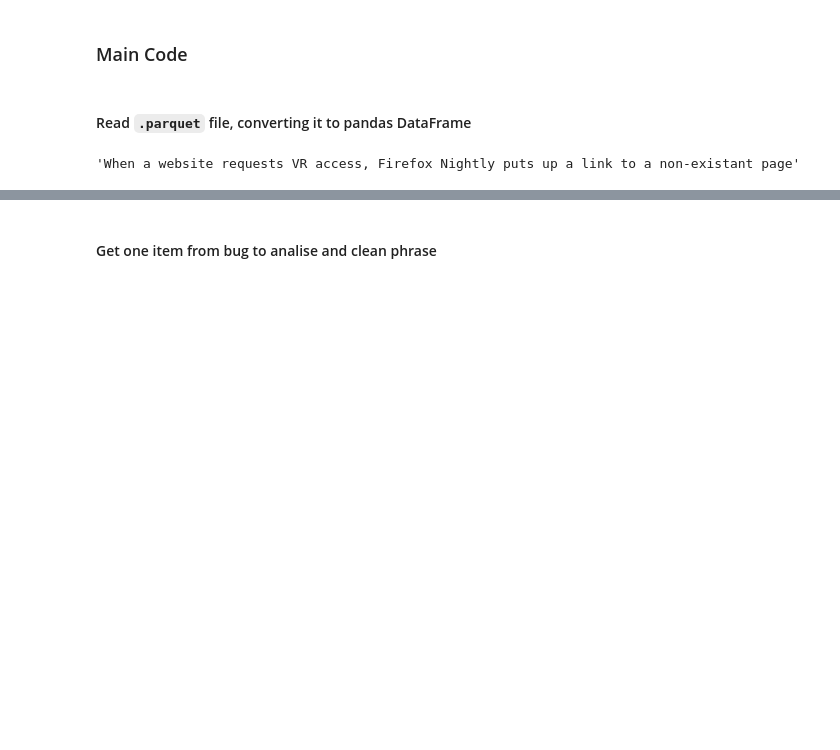
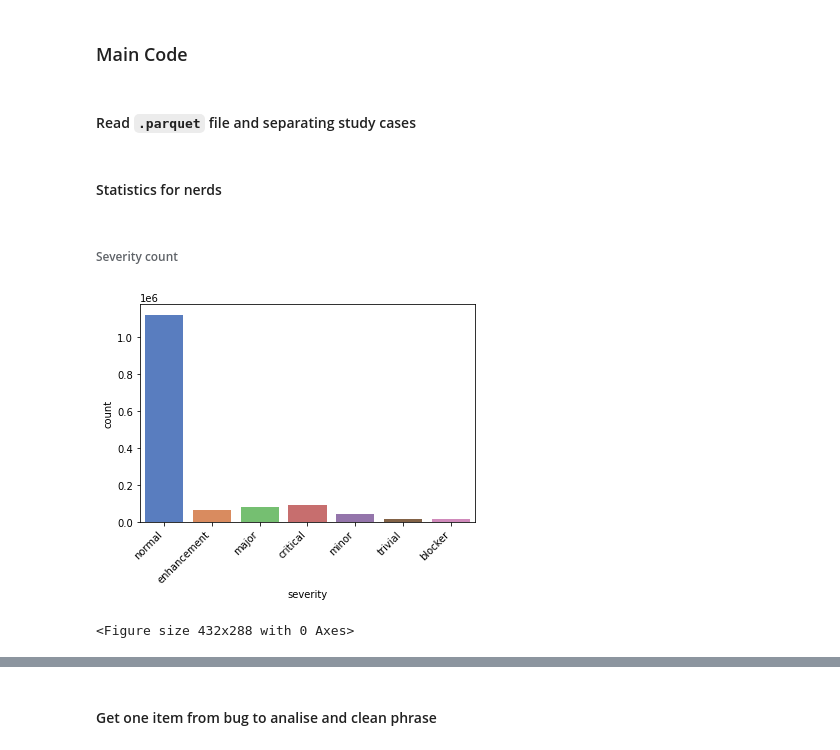
Before and after one commit to mateusragazzi/bug-helper, a Jupyter notebook: main.ipynb, the cells around one changed output, grey strips where cells are left out. Saved outputs shown, nothing was run; the diff lists cells and outputs as text; code cells hidden in the pictures; blank space fills up the shorter version.

Commit message:
Adding some statistics

```diff
--- a/main.ipynb
+++ b/main.ipynb
@@ -53,5 +58,5 @@ Mounted at /content/drive
 # %% [markdown]
 ### Main Code
 # %% [markdown]
-#### Read `.parquet` file, converting it to pandas DataFrame
+#### Read `.parquet` file and separating study cases
 # %%
@@ -63,7 +67,15 @@ pandasDataFrame = parquetFile.to_pandas()
 bugDataFrame = pandasDataFrame[pandasDataFrame["issuetype"].str.contains("Bug", na=False)]
 # Filter except bugs
 baseDataFrame = pandasDataFrame[~pandasDataFrame["issuetype"].str.contains("Bug", na=False)]
-# %%
-baseDataFrame.loc[2314123]['summary']
-# %% [output]
-'When a website requests VR access, Firefox Nightly puts up a link to a non-existant page'
+# %% [markdown]
+#### Statistics for nerds
+# %% [markdown]
+###### Severity count
+# %%
+plot = sns.countplot(x="severity", data=pandasDataFrame, palette='muted')
+plot.set_xticklabels(plot.get_xticklabels(), rotation=45, ha="right")
+plt.show()
+plt.savefig('severity_count')
+# %% [output]
+[figure, added]
+<Figure size 432x288 with 0 Axes>
```
Also changed, not shown: parts of 19 cells of this notebook.
